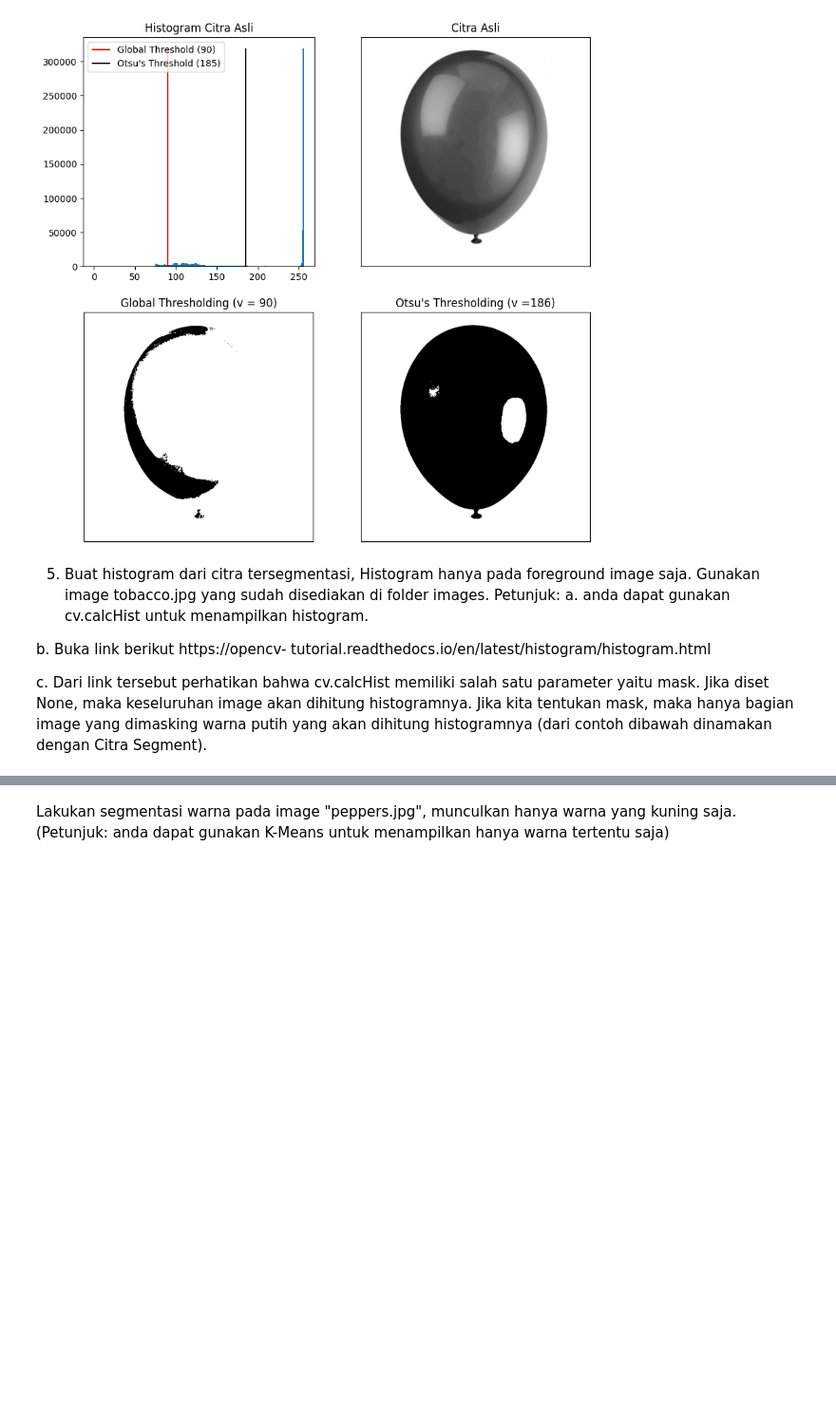
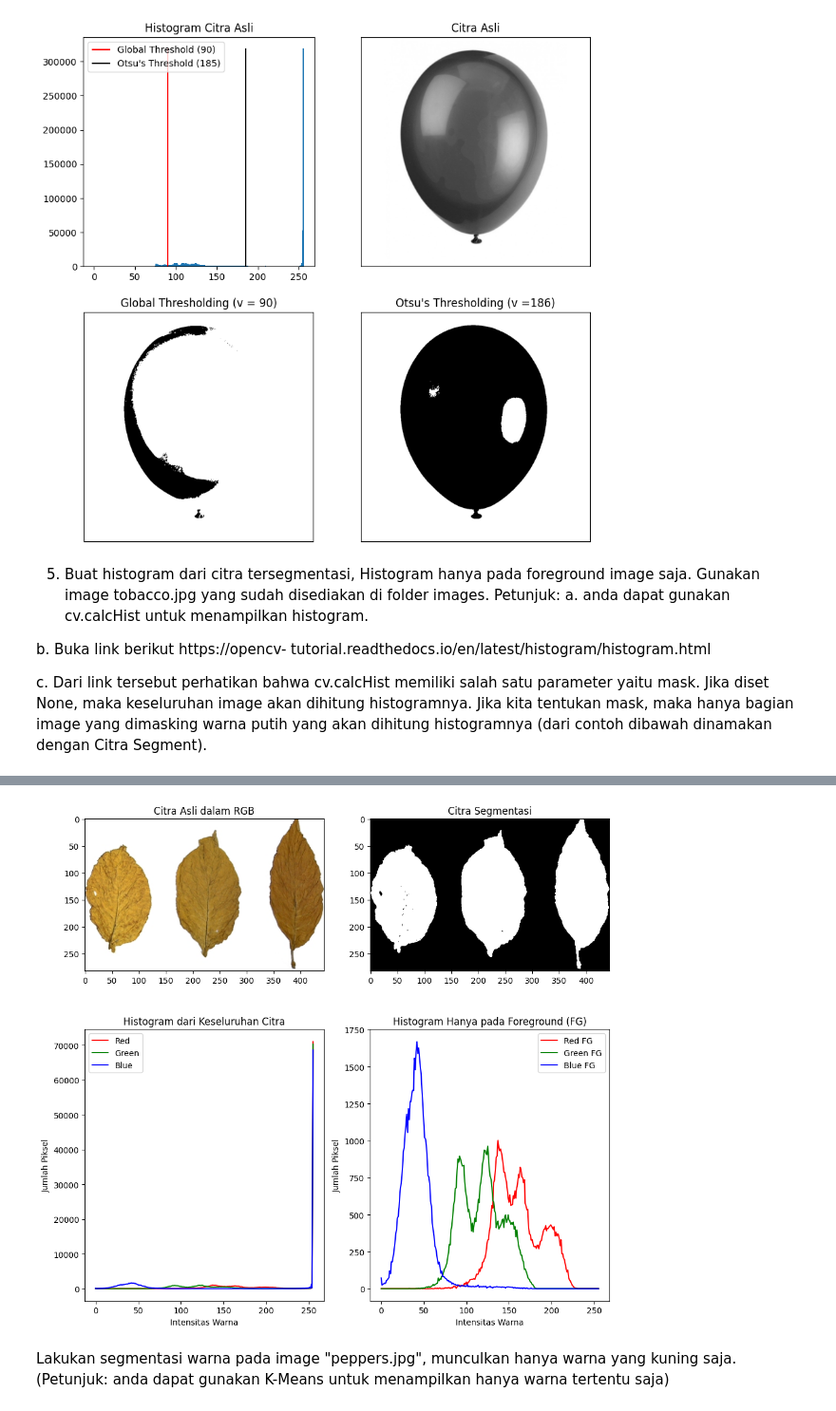
Before and after one commit to ikhwandio4/PCVK_Ganjil_2024, a Jupyter notebook: pcvk_modul_10.ipynb, the cells around one changed output, grey strips where cells are left out. Shown at 95% size. Saved outputs shown, nothing was run; the diff lists cells and outputs as text; code cells hidden in the pictures; blank space fills up the shorter version.

```diff
--- a/pcvk_modul_10.ipynb
+++ b/pcvk_modul_10.ipynb
@@ -206,3 +146,63 @@ plt.show()
+# %%
+import cv2 as cv
+import matplotlib.pyplot as plt
+
+# Langkah 1: Membaca gambar
+filename = '/content/drive/MyDrive/pcvk/tobacco.jpg'
+image = cv.imread(filename)  # Read the image using cv.imread
+image_rgb = cv.cvtColor(image, cv.COLOR_BGR2RGB)  # Convert to RGB
+
+# Langkah 2: Membuat mask untuk menandai foreground (dengan sedikit modifikasi nilai threshold)
+gray_image = cv.cvtColor(image, cv.COLOR_BGR2GRAY)  # Use the loaded image
+_, mask = cv.threshold(gray_image, 180, 255, cv.THRESH_BINARY_INV)  # Membalik foreground jadi putih
+
+# Langkah 3: Hitung histogram keseluruhan citra untuk setiap channel RGB
+hist_total_r = cv.calcHist([image], [2], None, [256], [0, 256])  # Use the loaded image
+hist_total_b = cv.calcHist([image], [0], None, [256], [0, 256])  # Use the loaded image
+hist_total_g = cv.calcHist([image], [1], None, [256], [0, 256])  # Use the loaded image
+
+# Langkah 4: Hitung histogram hanya pada foreground dengan menggunakan mask (untuk setiap channel RGB)
+hist_fg_r = cv.calcHist([image_rgb], [0], mask, [256], [0, 256])
+hist_fg_g = cv.calcHist([image_rgb], [1], mask, [256], [0, 256])
+hist_fg_b = cv.calcHist([image_rgb], [2], mask, [256], [0, 256])
+
+# Langkah 5: Tampilkan hasilnya
+plt.figure(figsize=(10, 10))
+
+# Plot 1: Tampilkan citra asli dalam RGB
+plt.subplot(2, 2, 1)
+plt.imshow(image_rgb)
+plt.title('Citra Asli dalam RGB')
+
+# Plot 2: Tampilkan citra segmentasi dengan mask
+plt.subplot(2, 2, 2)
+plt.imshow(mask, cmap='gray')
+plt.title('Citra Segmentasi')
+
+# Plot 3: Histogram dari keseluruhan citra untuk setiap channel RGB
+plt.subplot(2, 2, 3)
+plt.plot(hist_total_r, color='r', label='Red')
+plt.plot(hist_total_g, color='g', label='Green')
+plt.plot(hist_total_b, color='b', label='Blue')
+plt.title('Histogram dari Keseluruhan Citra')
+plt.xlabel('Intensitas Warna')
+plt.ylabel('Jumlah Piksel')
+plt.legend()
+
+# Plot 4: Histogram hanya untuk foreground (FG) objek
+plt.subplot(2, 2, 4)
+plt.plot(hist_fg_r, color='r', label='Red FG')
+plt.plot(hist_fg_g, color='g', label='Green FG')
+plt.plot(hist_fg_b, color='b', label='Blue FG')
+plt.title('Histogram Hanya pada Foreground (FG)')
+plt.xlabel('Intensitas Warna')
+plt.ylabel('Jumlah Piksel')
+plt.legend()
+
+plt.tight_layout()
+plt.show()
+# %% [output]
+[figure, added]
 # %% [markdown]
 Lakukan segmentasi warna pada image "peppers.jpg", munculkan hanya warna yang
 kuning saja. (Petunjuk: anda dapat gunakan K-Means untuk menampilkan hanya
```
Also changed, not shown: parts of 4 cells of this notebook.
